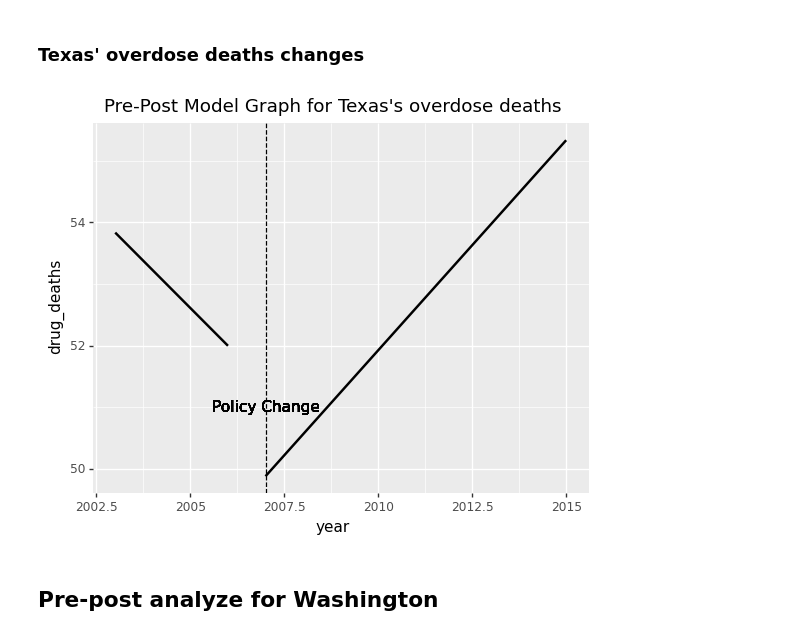
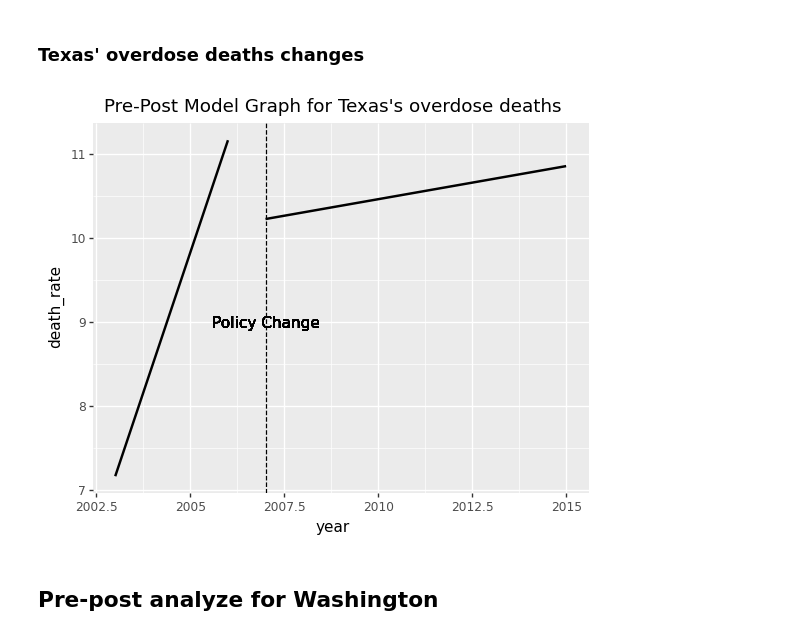
Before and after one commit to Yer1k/opioid_causal_inference, a Jupyter notebook: 10_code/pre-post_analysis.ipynb, the cells around one changed output. Saved outputs shown, nothing was run; the diff lists cells and outputs as text; code cells hidden in the pictures.

Commit message:
debug correct death-rate

```diff
--- a/10_code/pre-post_analysis.ipynb
+++ b/10_code/pre-post_analysis.ipynb
@@ -159,26 +167,26 @@ tx_overdose = tx_df.copy()
 # %%
 #plot the effect on overdose deaths during 2003-2015 (policy change in 2007)
 tx_overdose_df = tx_overdose[tx_overdose["Policy Change"]]
 tx_overdose_plot = (
-    ggplot(tx_overdose_df, aes(x="year", y="drug_deaths"))
+    ggplot(tx_overdose_df, aes(x="year", y="death_rate"))
     + geom_smooth(
         method="lm",
         data=tx_overdose_df[tx_overdose_df["year"] < 2007],
         se=False,
     )
     + geom_smooth(
         method="lm",
         data=tx_overdose_df[tx_overdose_df["year"] >= 2007],
         se=False,
     )
     + geom_vline(xintercept=2007, linetype="dashed")
-    + geom_text(x=2007, y=51, label="Policy Change", color="black")
+    + geom_text(x=2007, y=9, label="Policy Change", color="black")
     + labs(title="Pre-Post Model Graph for Texas's overdose deaths")
 )
 #tx_overdose_plot.save("../30_results/prepost_Texas_overdose_deaths.pdf")
 print(tx_overdose_plot)
 # %% [output]
-[figure, old version]
+[figure, new version]
 # %% [markdown]
 ## Pre-post analyze for Washington
 # %%
```
Also changed, not shown: parts of 3 cells of this notebook.
